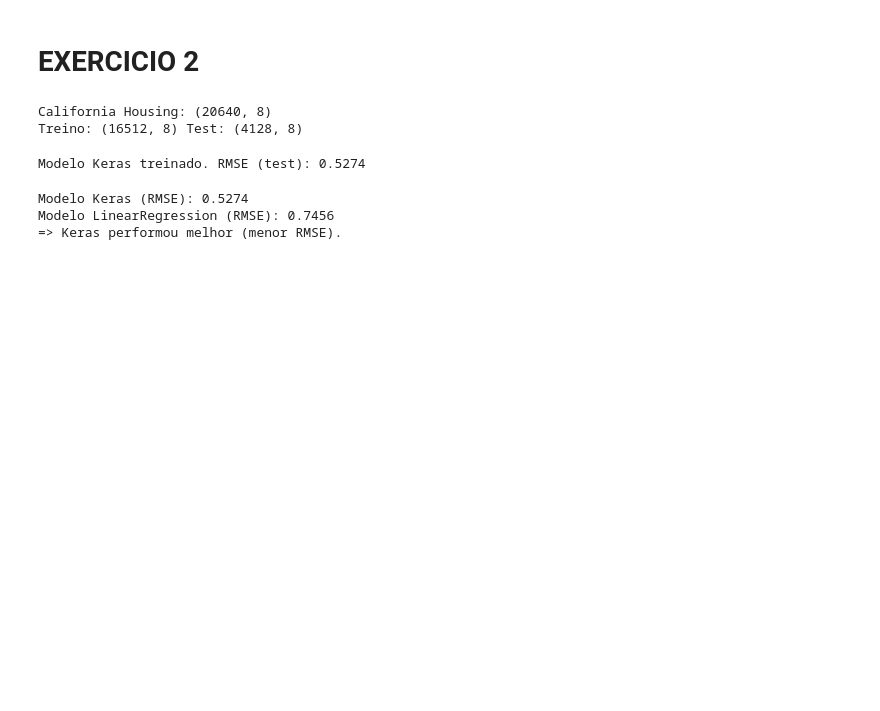
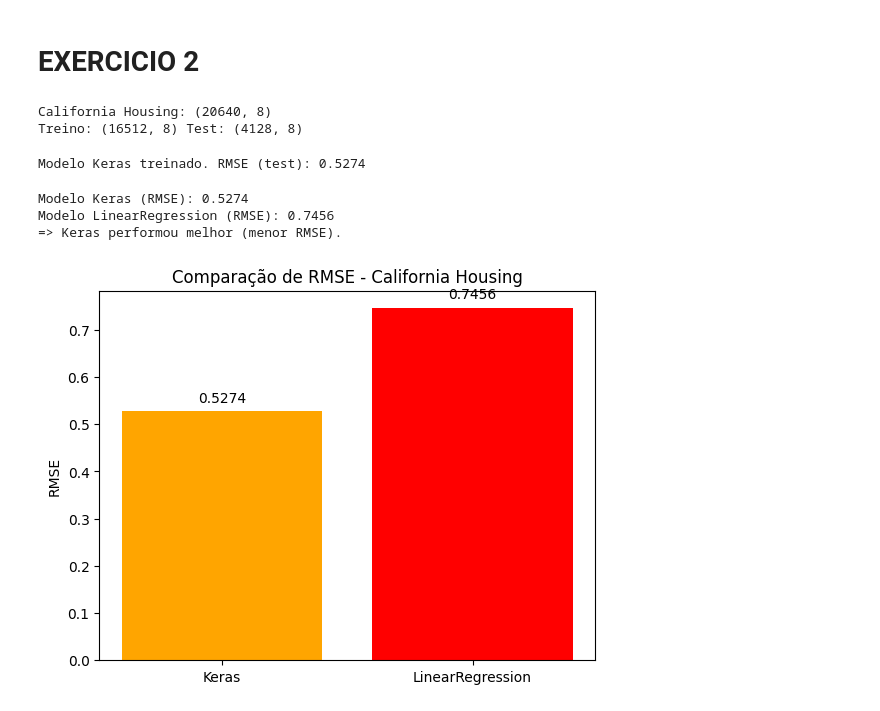
Before and after one commit to caiohc28/cp5-ia, a Jupyter notebook: Cp5_IA.ipynb, the cells around one changed output. Saved outputs shown, nothing was run; the diff lists cells and outputs as text; code cells hidden in the pictures; blank space fills up the shorter version.

```diff
--- a/Cp5_IA.ipynb
+++ b/Cp5_IA.ipynb
@@ -167,3 +172,15 @@ else:
 Modelo Keras (RMSE): 0.5274
 Modelo LinearRegression (RMSE): 0.7456
 => Keras performou melhor (menor RMSE).
+# %%
+modelos = ['Keras', 'LinearRegression']
+rmse = [0.5274, 0.7456]
+
+plt.bar(modelos, rmse, color=['orange', 'red'])
+plt.ylabel('RMSE')
+plt.title('Comparação de RMSE - California Housing')
+for i, v in enumerate(rmse):
+    plt.text(i, v + 0.02, f"{v:.4f}", ha='center')
+plt.show()
+# %% [output]
+[figure, added]
```
Also changed, not shown: parts of 8 cells of this notebook.
